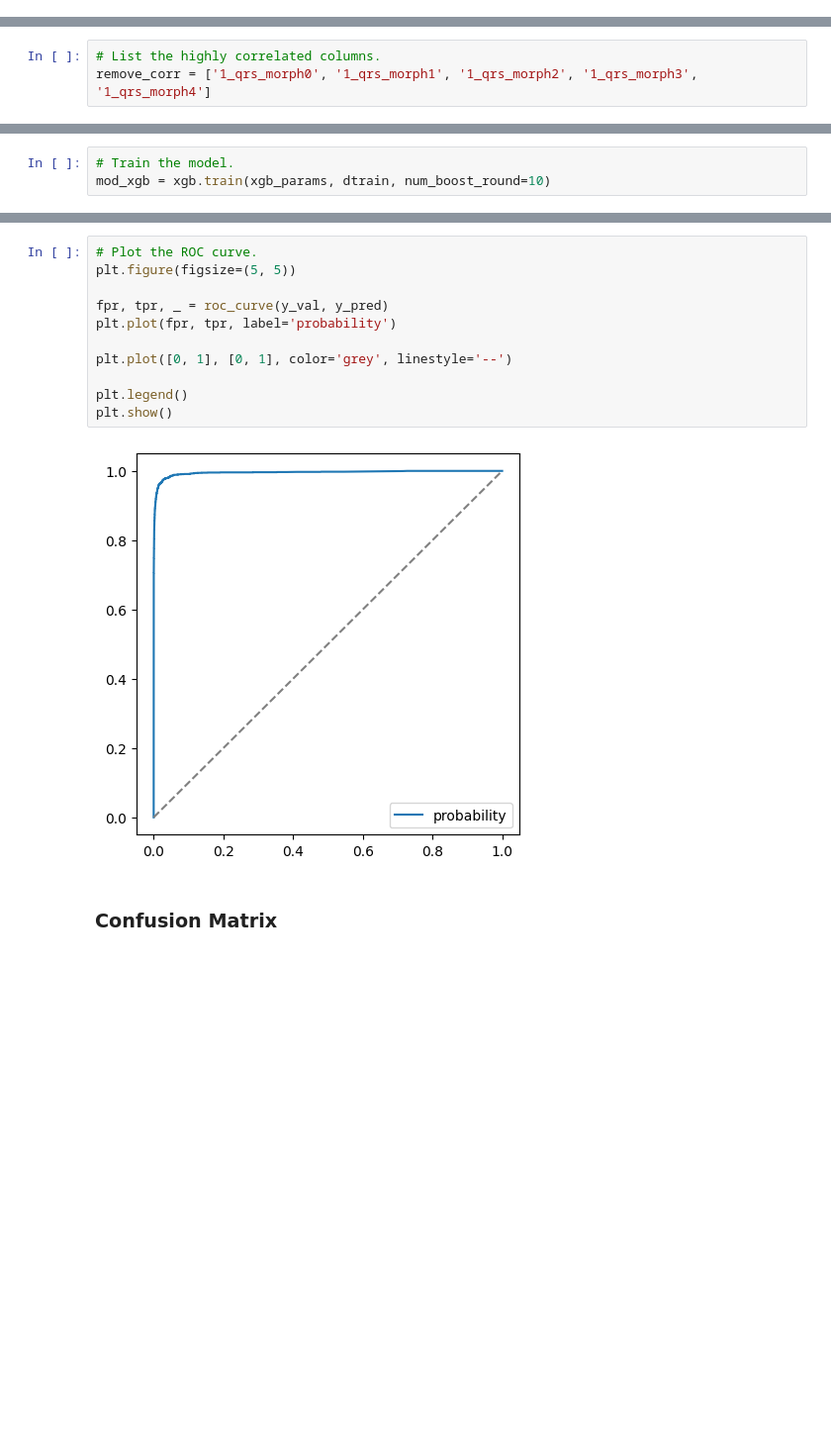
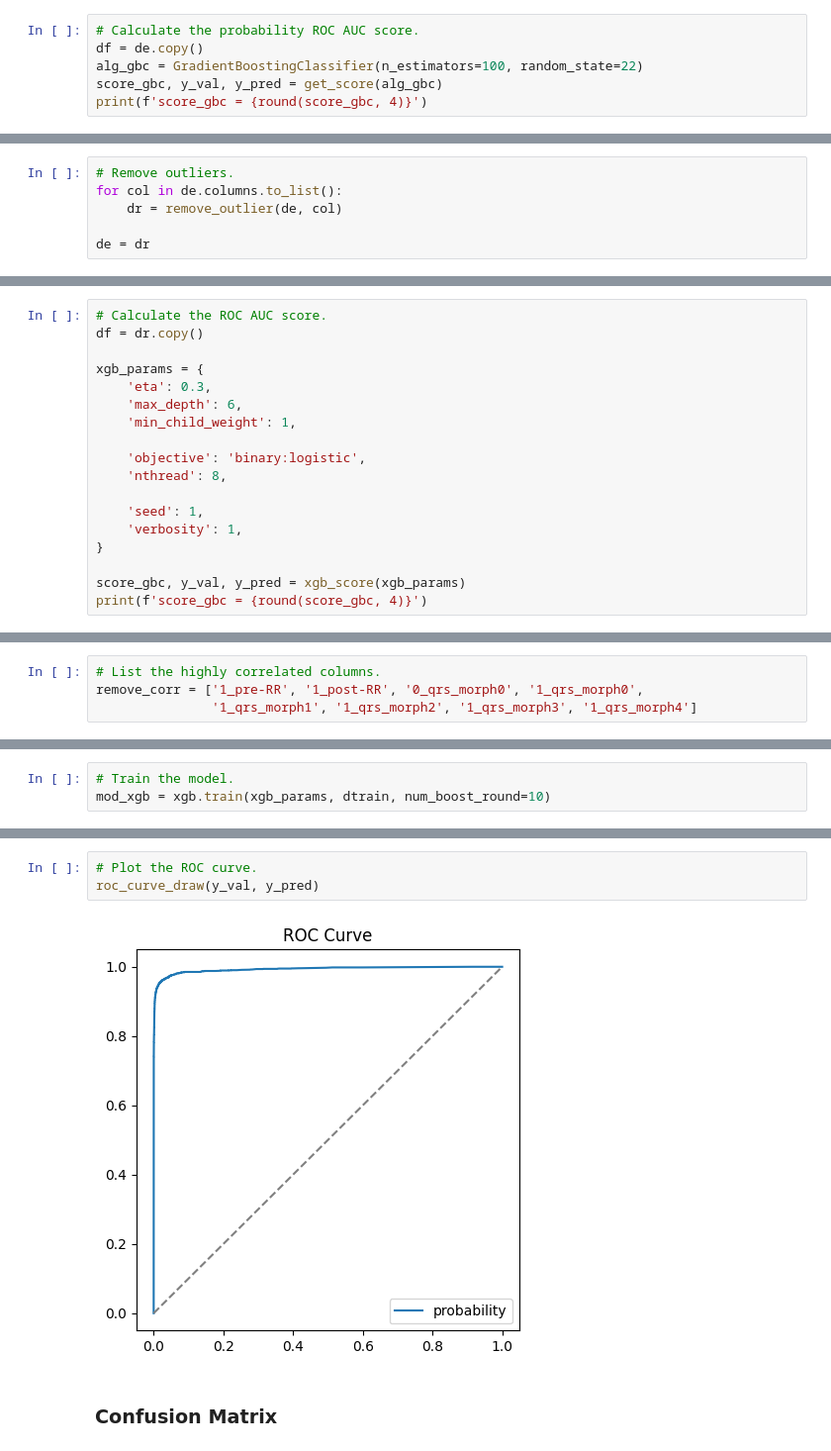
Before and after one commit to subair99/ML_Zoomcamp_2024_Project_Mid, a Jupyter notebook: notebooks/development.ipynb, the cells around one changed output, grey strips where cells are left out. Shown at 99% size. Saved outputs shown, nothing was run; the diff lists cells and outputs as text; blank space fills up the shorter version.

```diff
--- a/notebooks/development.ipynb
+++ b/notebooks/development.ipynb
@@ -116,0 +211,6 @@ ds.iloc[:, 17:]
+# %%
+# Calculate the probability ROC AUC score.
+df = de.copy()
+alg_gbc = GradientBoostingClassifier(n_estimators=100, random_state=22)
+score_gbc, y_val, y_pred = get_score(alg_gbc)
+print(f'score_gbc = {round(score_gbc, 4)}')
@@ -135,0 +296,6 @@ sns.boxplot(data=de[set_two]);
+# %%
+# Remove outliers.
+for col in de.columns.to_list():
+    dr = remove_outlier(de, col)
+
+de = dr
@@ -135,0 +341,18 @@ sns.boxplot(data=de[set_two]);
+# %%
+# Calculate the ROC AUC score.
+df = dr.copy()
+
+xgb_params = {
+    'eta': 0.3,
+    'max_depth': 6,
+    'min_child_weight': 1,
+
+    'objective': 'binary:logistic',
+    'nthread': 8,
+
+    'seed': 1,
+    'verbosity': 1,
+}
+
+score_gbc, y_val, y_pred = xgb_score(xgb_params)
+print(f'score_gbc = {round(score_gbc, 4)}')
@@ -195,7 +420,8 @@ du[41:80]
 dtype: float64
 # %%
 # List the highly correlated columns.
-remove_corr = ['1_qrs_morph0', '1_qrs_morph1', '1_qrs_morph2', '1_qrs_morph3', '1_qrs_morph4']
+remove_corr = ['1_pre-RR', '1_post-RR', '0_qrs_morph0', '1_qrs_morph0',
+               '1_qrs_morph1', '1_qrs_morph2', '1_qrs_morph3', '1_qrs_morph4']
 # %%
 # Remove the highly correlated columns.
 de = de.drop(columns=remove_corr)
@@ -601,16 +797,8 @@ score_xgb = 0.9952
 # %%
 # Plot the ROC curve.
-plt.figure(figsize=(5, 5))
-
-fpr, tpr, _ = roc_curve(y_val, y_pred)
-plt.plot(fpr, tpr, label='probability')
-
-plt.plot([0, 1], [0, 1], color='grey', linestyle='--')
-
-plt.legend()
-plt.show()
+roc_curve_draw(y_val, y_pred)
 # %% [output]
-[figure, old version]
+[figure, new version]
 # %% [markdown]
 ### Confusion Matrix
 # %%
```
Also changed, not shown: parts of 74 cells of this notebook.
